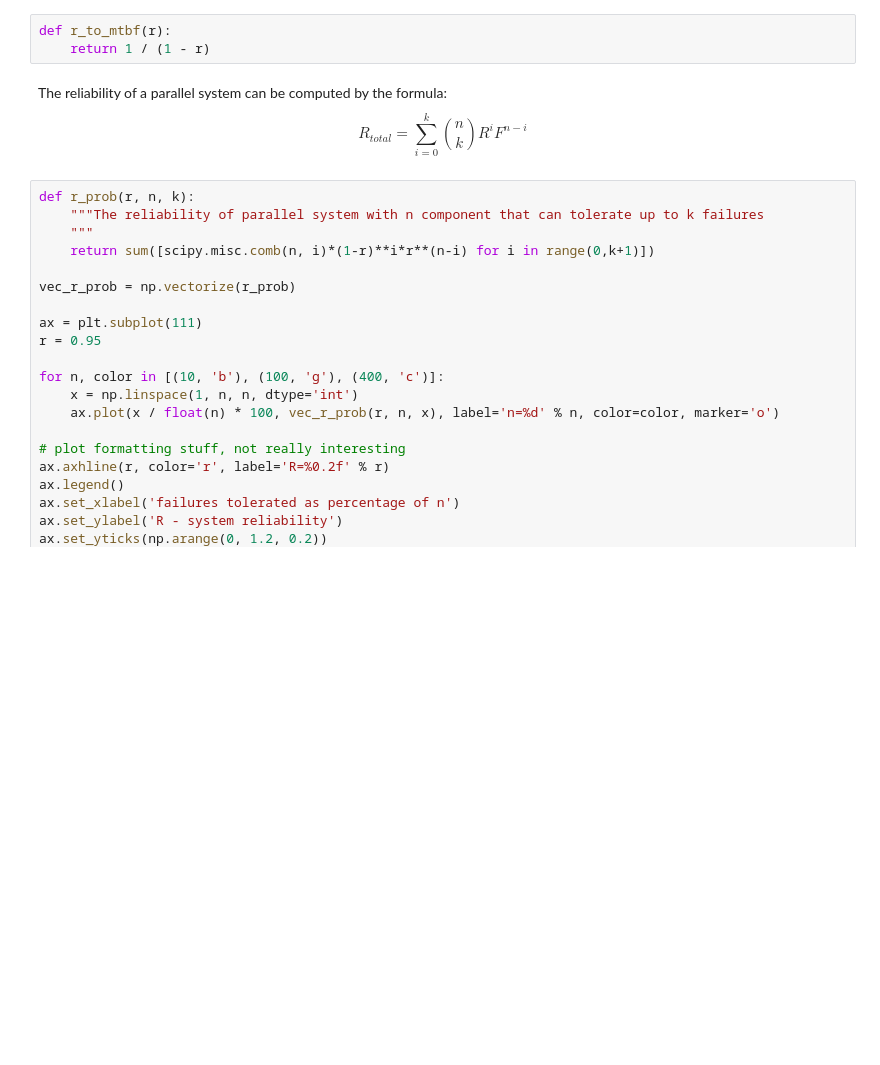
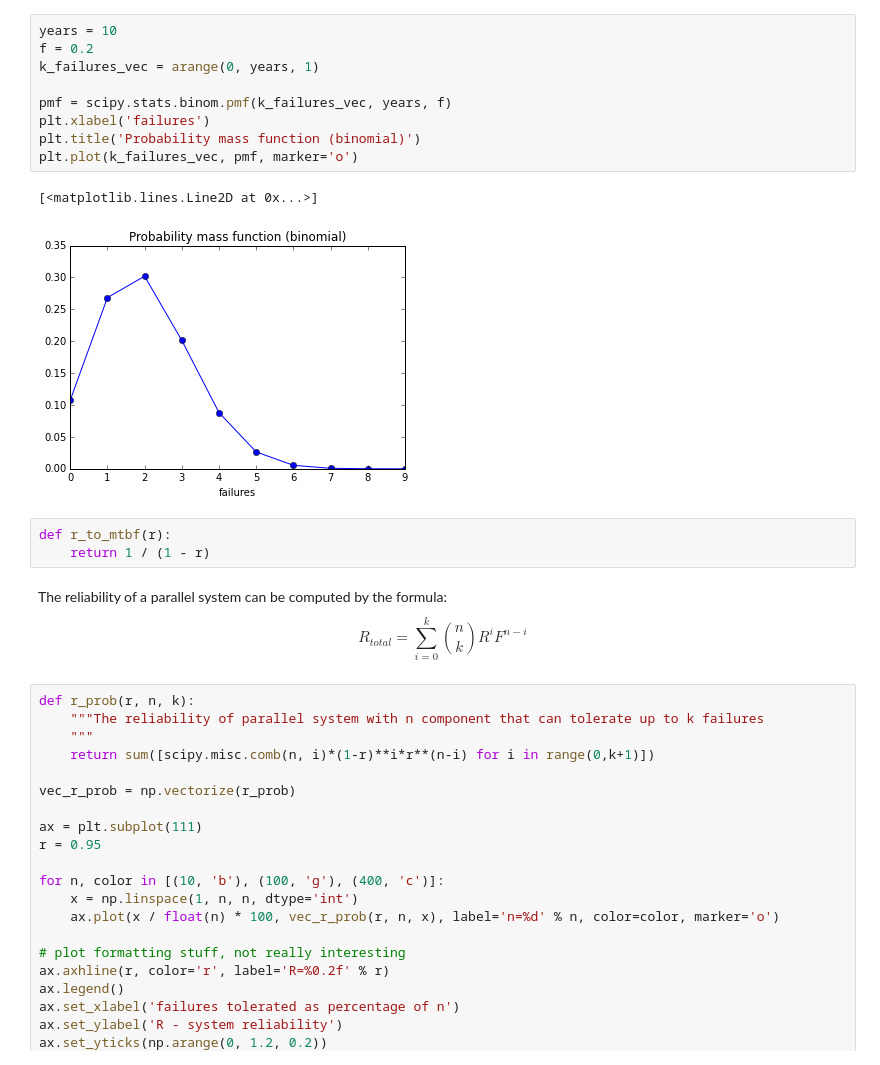
Before and after one commit to nukemberg/the-math-of-reliability, a Jupyter notebook: reliability.ipynb, the cells around one changed output. Saved outputs shown, nothing was run; the diff lists cells and outputs as text; blank space fills up the shorter version.

```diff
--- a/reliability.ipynb
+++ b/reliability.ipynb
@@ -6,3 +26,15 @@ Populating the interactive namespace from numpy and matplotlib
+# %%
+years = 10
+f = 0.2
+k_failures_vec = arange(0, years, 1)
+
+pmf = scipy.stats.binom.pmf(k_failures_vec, years, f)
+plt.xlabel('failures')
+plt.title('Probability mass function (binomial)')
+plt.plot(k_failures_vec, pmf, marker='o')
+# %% [output]
+[<matplotlib.lines.Line2D at 0x...>]
+[figure, added]
 # %%
 def r_to_mtbf(r):
     return 1 / (1 - r)
```
Also changed, not shown: parts of 4 cells of this notebook.
